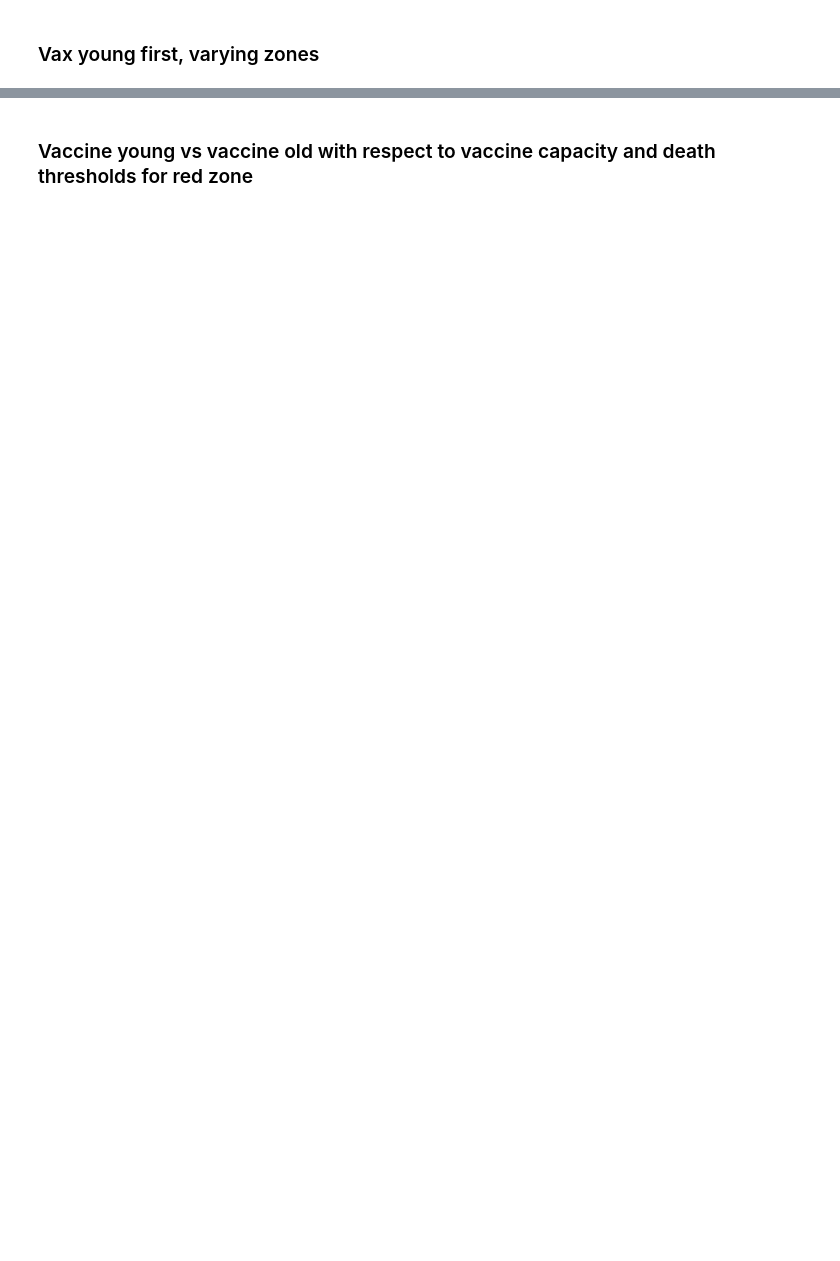
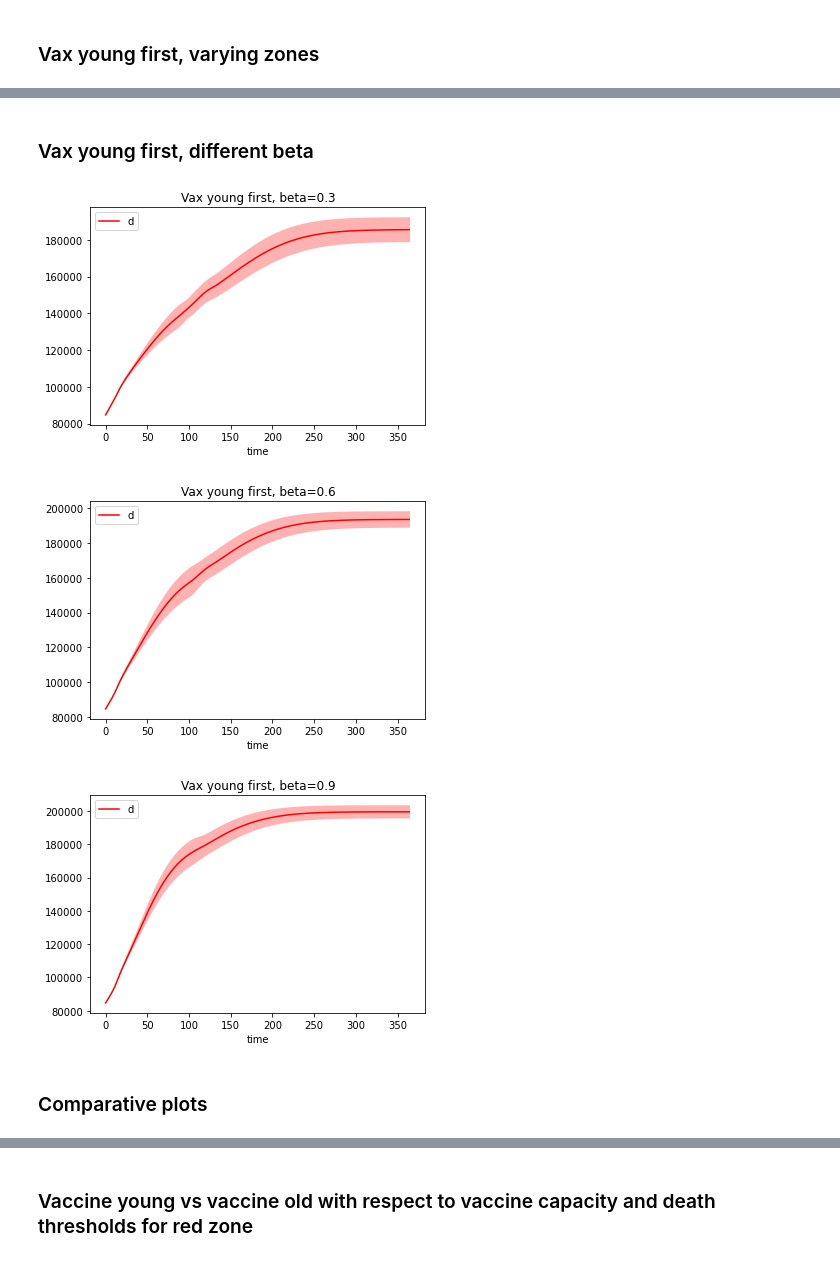
Before and after one commit to earendil94/vaccine-simul, a Jupyter notebook: notebook/Exam.ipynb, the cells around one changed output, grey strips where cells are left out. Saved outputs shown, nothing was run; the diff lists cells and outputs as text; code cells hidden in the pictures; blank space fills up the shorter version.

```diff
--- a/notebook/Exam.ipynb
+++ b/notebook/Exam.ipynb
@@ -432,0 +503,18 @@ plt.savefig("Presentation/Images/daily_deaths_comparison")
+# %% [markdown]
+### Vax young first, different beta
+# %%
+days = 365
+
+beta_pack_young = []
+
+for bet in np.array([0.3,0.6,0.9]):
+    sol,sol_sigma = simul_sirri(50, days, beta=bet, vax_policy=vax_young_first, K_t=variable_zones)
+    agg, agg_sigma = plot_sirri_aggr(sol, sol_sigma, bins, "Vax young first, beta="+str(bet), 'd')
+    pack = pack_aggr_data(agg, agg_sigma, "Beta="+str(bet))
+    beta_pack_young.append(pack)
+# %% [output]
+[figure, added]
+[figure, added]
+[figure, added]
+# %% [markdown]
+### Comparative plots
```
Also changed, not shown: parts of 24 cells of this notebook.
